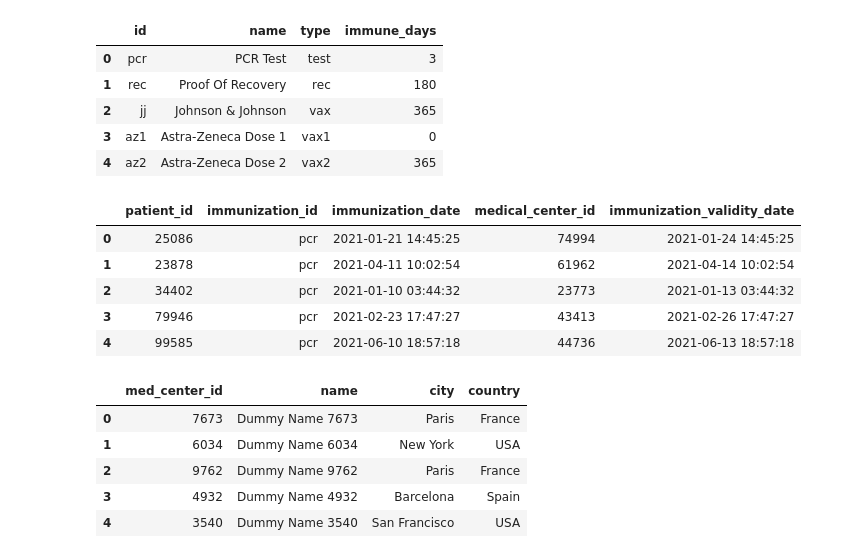
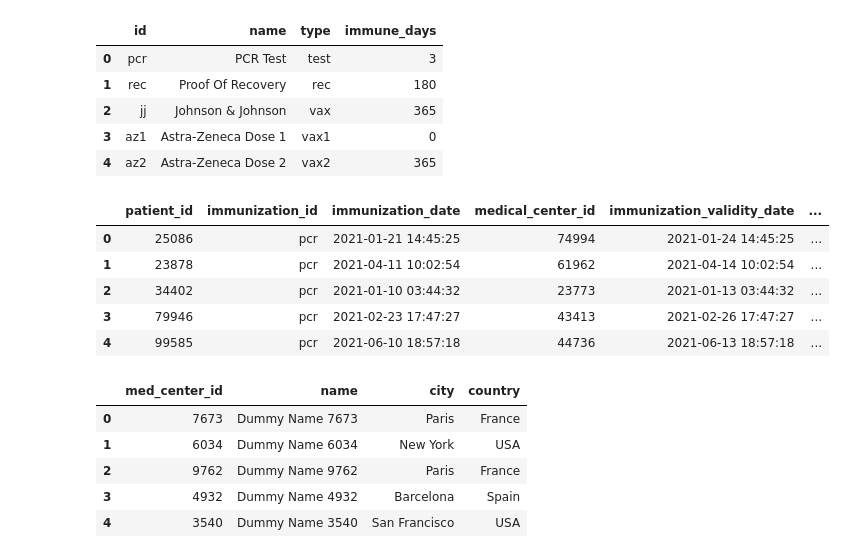
Before and after one commit to polinabee/Immunization_blockchain, a Jupyter notebook: analytics/data_mockup.ipynb, the cells around one changed output. Drawn from its saved outputs; the diff is of its cells as text; code cells hidden in the pictures.

```diff
--- a/analytics/data_mockup.ipynb
+++ b/analytics/data_mockup.ipynb
@@ -104,26 +106,28 @@ vax_dim_df.head()
 # %%
 # immunization record table
 
 vax_records = {'patient_id':patient_ids,
                'immunization_id': patient_immunization_ids,
                'immunization_date': immunization_dates,
                'medical_center_id': med_cen_ids}
 
 vax_rec_df = pd.DataFrame.from_dict(vax_records)
 
 # from the immunization length lookup, we set the data of validity of each immunization record
 vax_rec_df['immunization_validity_date']=vax_rec_df.apply(
     lambda x: x['immunization_date']+ datetime.timedelta(days=vax_duration[vax_id_type[x.immunization_id]]),axis=1)
 
+vax_rec_df['immunization_month_year'] = vax_rec_df.immunization_date.dt.to_period('M')
+
 vax_rec_df.to_csv('immunizations.csv')
 vax_rec_df.head()
 # %% [output]
-|  | patient_id | immunization_id | immunization_date | medical_center_id | immunization_validity_date |
-| 0 | 25086 | pcr | 2021-01-21 14:45:25 | 74994 | 2021-01-24 14:45:25 |
-| 1 | 23878 | pcr | 2021-04-11 10:02:54 | 61962 | 2021-04-14 10:02:54 |
-| 2 | 34402 | pcr | 2021-01-10 03:44:32 | 23773 | 2021-01-13 03:44:32 |
-| 3 | 79946 | pcr | 2021-02-23 17:47:27 | 43413 | 2021-02-26 17:47:27 |
-| 4 | 99585 | pcr | 2021-06-10 18:57:18 | 44736 | 2021-06-13 18:57:18 |
+|  | patient_id | immunization_id | immunization_date | medical_center_id | immunization_validity_date | ... |
+| 0 | 25086 | pcr | 2021-01-21 14:45:25 | 74994 | 2021-01-24 14:45:25 | ... |
+| 1 | 23878 | pcr | 2021-04-11 10:02:54 | 61962 | 2021-04-14 10:02:54 | ... |
+| 2 | 34402 | pcr | 2021-01-10 03:44:32 | 23773 | 2021-01-13 03:44:32 | ... |
+| 3 | 79946 | pcr | 2021-02-23 17:47:27 | 43413 | 2021-02-26 17:47:27 | ... |
+| 4 | 99585 | pcr | 2021-06-10 18:57:18 | 44736 | 2021-06-13 18:57:18 | ... |
 # %%
 
 med_cen_records = {'med_center_id':med_center_id_unique,
```
Also changed, not shown: parts of 7 cells of this notebook, 1 other file.
